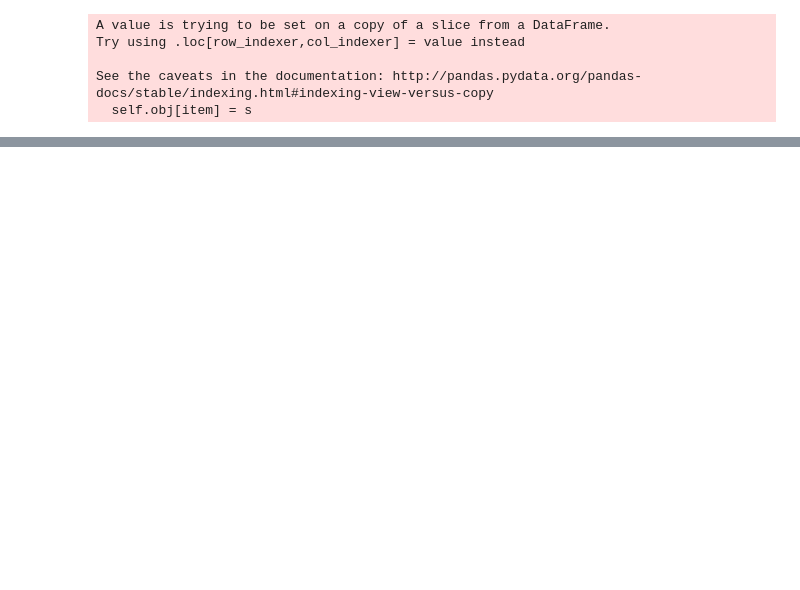
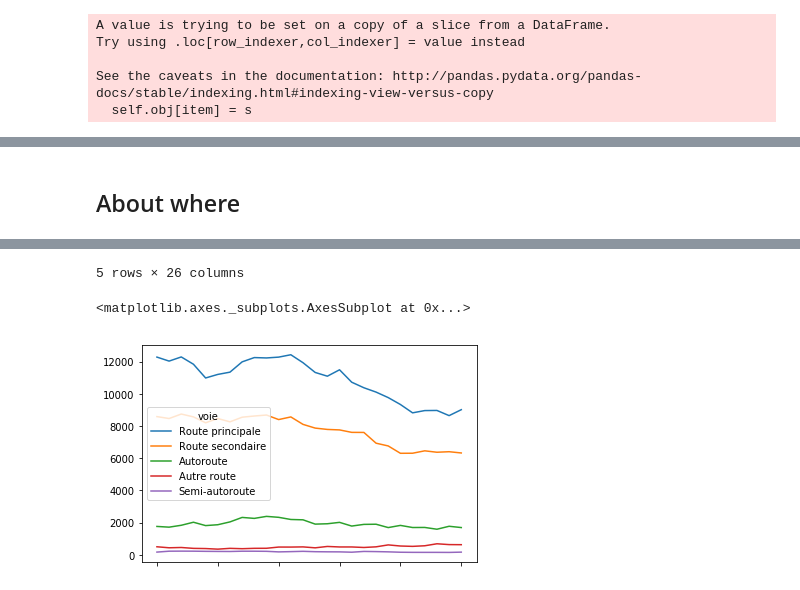
Before and after one commit to epfl-ada-2018/project-pizzafels, a Jupyter notebook: Working Notebooks/0. Analyzer_Main.ipynb, the cells around one changed output, grey strips where cells are left out. Saved outputs shown, nothing was run; the diff lists cells and outputs as text; code cells hidden in the pictures; blank space fills up the shorter version.

```diff
--- a/Working Notebooks/0. Analyzer_Main.ipynb
+++ b/Working Notebooks/0. Analyzer_Main.ipynb
@@ -732,0 +901,7 @@ df_Accident_cantons.groupby(['canton']).sum()
+# %% [markdown]
+## About where
+# %%
+req = df_Accident_type_route.groupby(['voie']).sum().sort_values(['2017'], ascending=False)[[col for col in df_Accident_type_route.columns if IS_DATE.match(col)]]
+display(req)
+req.transpose().plot()
+# %% [output]
@@ -732,0 +915,3 @@ df_Accident_cantons.groupby(['canton']).sum()
+5 rows × 26 columns
+<matplotlib.axes._subplots.AxesSubplot at 0x...>
+[figure, added]
```
Also changed, not shown: parts of 64 cells of this notebook, 4 other files.
